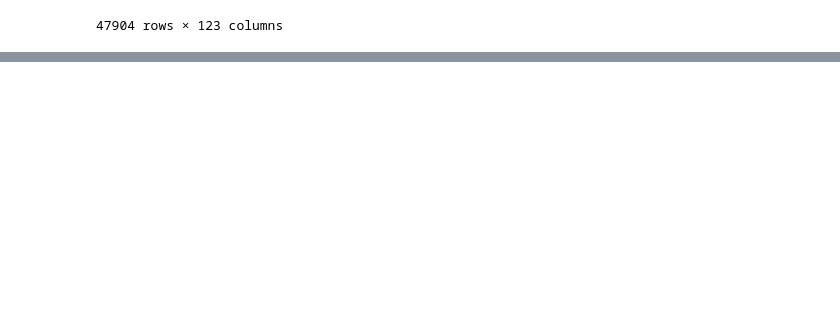
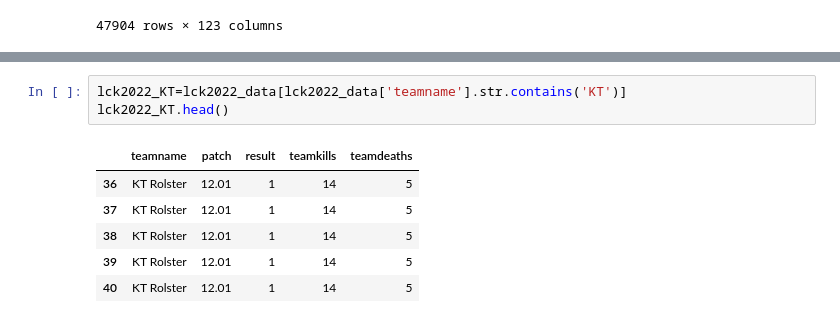
Before and after one commit to dan248lee/Esports-Project, a Jupyter notebook: LCK_Project.ipynb, the cells around one changed output, grey strips where cells are left out. Saved outputs shown, nothing was run; the diff lists cells and outputs as text; blank space fills up the shorter version.

```diff
--- a/LCK_Project.ipynb
+++ b/LCK_Project.ipynb
@@ -27,0 +84,10 @@ lck2022_data = lck2022_data['c']
+# %%
+lck2022_KT=lck2022_data[lck2022_data['teamname'].str.contains('KT')]
+lck2022_KT.head()
+# %% [output]
+|  | teamname | patch | result | teamkills | teamdeaths |
+| 36 | KT Rolster | 12.01 | 1 | 14 | 5 |
+| 37 | KT Rolster | 12.01 | 1 | 14 | 5 |
+| 38 | KT Rolster | 12.01 | 1 | 14 | 5 |
+| 39 | KT Rolster | 12.01 | 1 | 14 | 5 |
+| 40 | KT Rolster | 12.01 | 1 | 14 | 5 |
```
Also changed, not shown: parts of 28 cells of this notebook.
